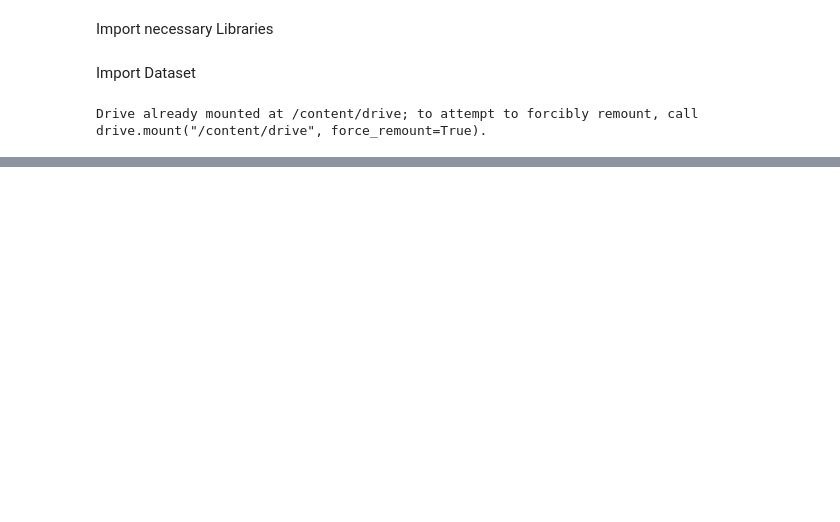
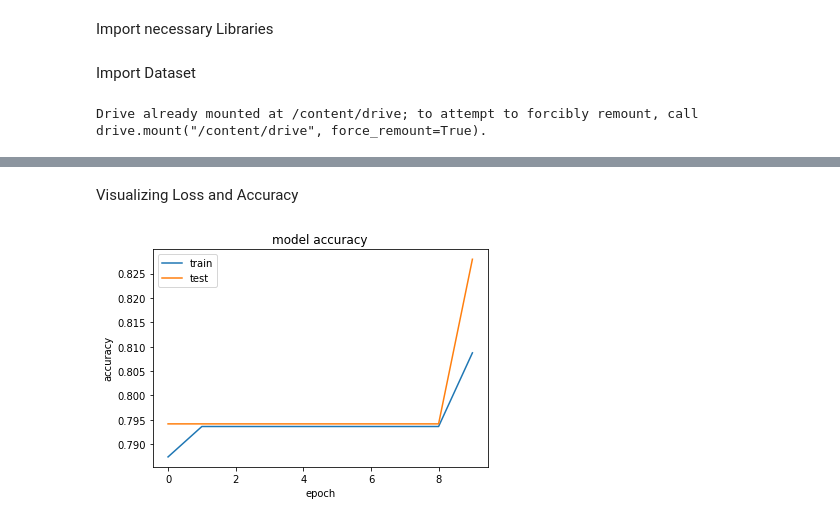
Before and after one commit to EricCallaway/COSC_5313_CNN_model_HW-5, a Jupyter notebook: CNN_model_HW_5.ipynb, the cells around one changed output, grey strips where cells are left out. Saved outputs shown, nothing was run; the diff lists cells and outputs as text; code cells hidden in the pictures; blank space fills up the shorter version.

Commit message:
V1 of working version of model. Accuracy goes up and loss goes down asymptotically

```diff
--- a/CNN_model_HW_5.ipynb
+++ b/CNN_model_HW_5.ipynb
@@ -245,0 +171,18 @@ print(x_train_3[9])
+# %%
+num_classes= 4
+
+model = tf.keras.Sequential([
+  tf.keras.layers.Rescaling(1./255),
+  tf.keras.layers.Conv2D(32, 3, activation='relu'),
+  tf.keras.layers.MaxPooling2D(),
+
+  tf.keras.layers.Conv2D(32, 3, activation='relu'),
+  tf.keras.layers.MaxPooling2D(),
+
+  tf.keras.layers.Conv2D(32, 3, activation='relu'),
+  tf.keras.layers.MaxPooling2D(),
+
+  tf.keras.layers.Flatten(),
+  tf.keras.layers.Dense(128, activation='relu'),
+  tf.keras.layers.Dense(num_classes)
+])
@@ -245,0 +191,3 @@ print(x_train_3[9])
+# %%
+from tensorflow.keras.callbacks import EarlyStopping
+early_stop=EarlyStopping(monitor='val_loss',mode='min',verbose=1,patience=5)
@@ -245,0 +196,5 @@ print(x_train_3[9])
+# %%
+model.compile(
+  optimizer='adam',
+  loss=tf.keras.losses.SparseCategoricalCrossentropy(from_logits=True),
+  metrics=['accuracy'])
@@ -245,0 +223,9 @@ print(x_train_3[9])
+# %%
+# fit the model
+history = model.fit(
+  train_x,
+  train_y,
+  validation_data=(val_x,val_y),
+  epochs=10,
+  callbacks=[early_stop],
+  batch_size=batch_size,shuffle=True)
@@ -245,0 +253,13 @@ print(x_train_3[9])
+# %% [markdown]
+Visualizing Loss and Accuracy
+# %%
+#Summarizing History for Accuracy
+plt.plot(history.history['accuracy'])
+plt.plot(history.history['val_accuracy'])
+plt.title('model accuracy')
+plt.ylabel('accuracy')
+plt.xlabel('epoch')
+plt.legend(['train', 'test'], loc='upper left')
+plt.show()
+# %% [output]
+[figure, added]
```
Also changed, not shown: parts of 54 cells of this notebook.
